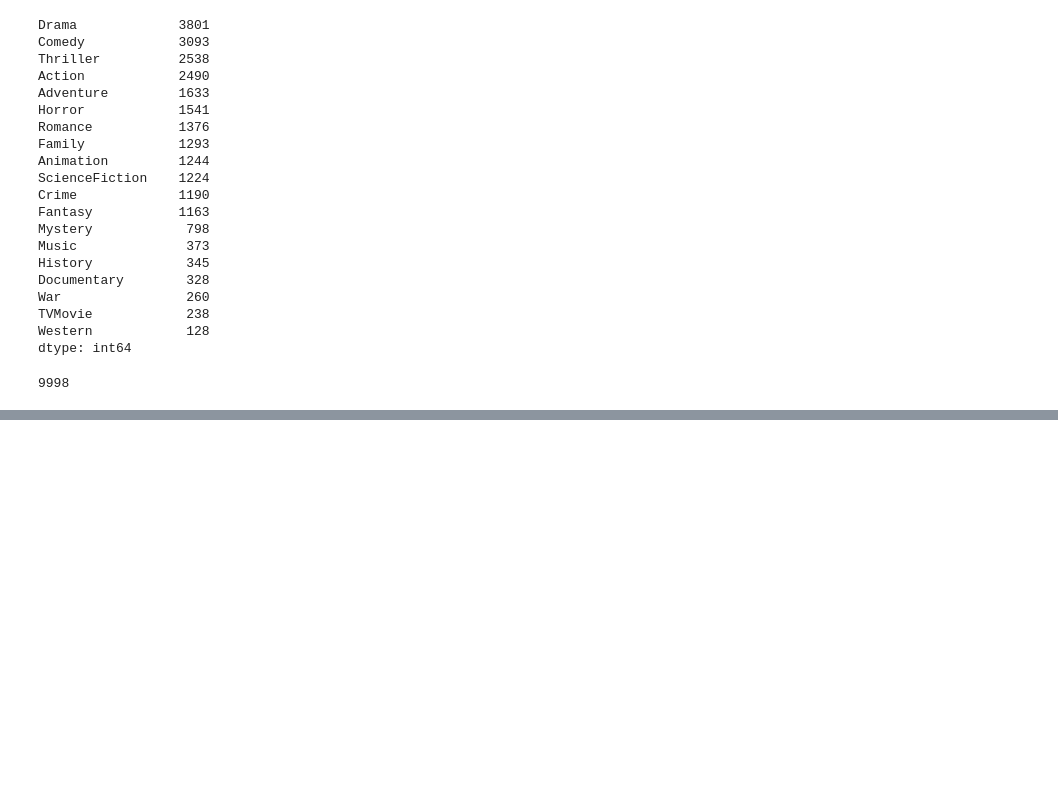
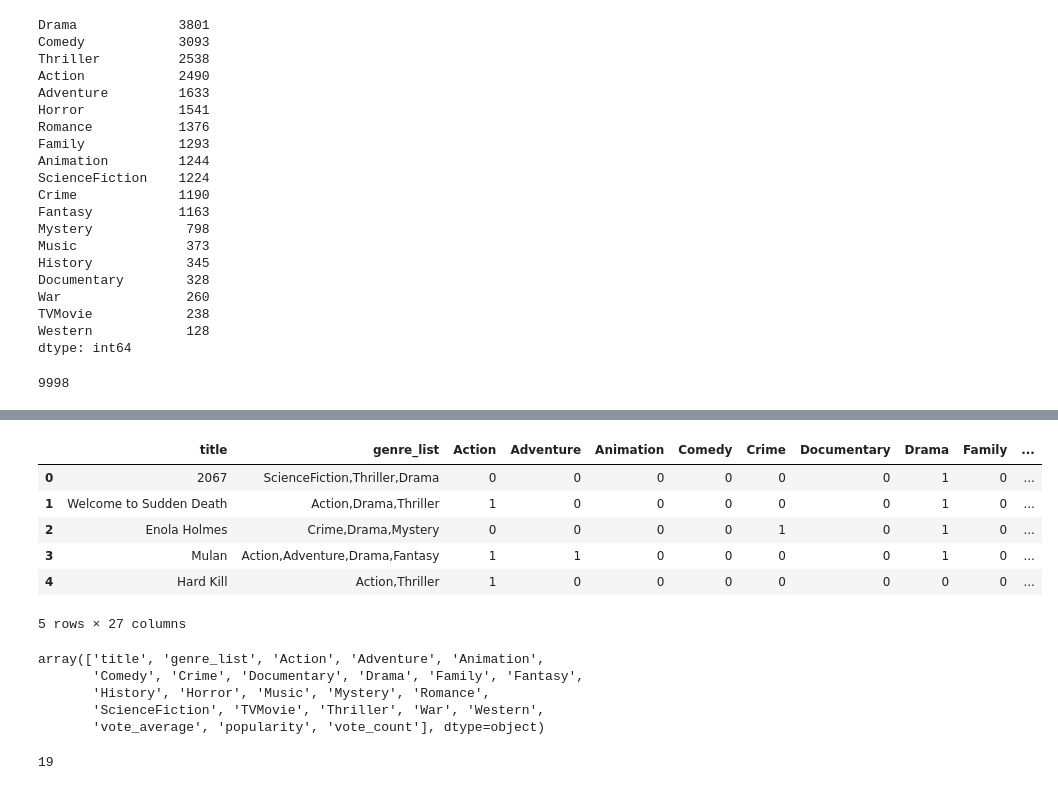
Before and after one commit to alimahzoon/Microsoft-Movie-Analysis, a Jupyter notebook: FirstAnalysisInProgress.ipynb, the cells around one changed output, grey strips where cells are left out. Drawn from its saved outputs; the diff is of its cells as text; code cells hidden in the pictures; blank space fills up the shorter version.

```diff
--- a/FirstAnalysisInProgress.ipynb
+++ b/FirstAnalysisInProgress.ipynb
@@ -215,0 +232,35 @@ new_df
+# %%
+#This columns might be necessary for further analysis
+new_df['vote_average'] = movie_df['vote_average']
+new_df['popularity'] = movie_df['popularity']
+new_df['vote_count'] = movie_df['vote_count']
+new_df['revenue'] = movie_df['revenue']
+new_df['budget'] = movie_df['budget']
+new_df['release_date'] = movie_df['release_date']
+# %%
+#Thank you Stephen for teaching this!
+new_df['profit'] = new_df['revenue'] - new_df['budget']
+# %%
+new_df.head()
+# %% [output]
+|  | title | genre_list | Action | Adventure | Animation | Comedy | Crime | Documentary | Drama | Family | ... |
+| 0 | 2067 | ScienceFiction,Thriller,Drama | 0 | 0 | 0 | 0 | 0 | 0 | 1 | 0 | ... |
+| 1 | Welcome to Sudden Death | Action,Drama,Thriller | 1 | 0 | 0 | 0 | 0 | 0 | 1 | 0 | ... |
+| 2 | Enola Holmes | Crime,Drama,Mystery | 0 | 0 | 0 | 0 | 1 | 0 | 1 | 0 | ... |
+| 3 | Mulan | Action,Adventure,Drama,Fantasy | 1 | 1 | 0 | 0 | 0 | 0 | 1 | 0 | ... |
+| 4 | Hard Kill | Action,Thriller | 1 | 0 | 0 | 0 | 0 | 0 | 0 | 0 | ... |
+5 rows × 27 columns
+# %%
+new_df.columns.values
+# %% [output]
+array(['title', 'genre_list', 'Action', 'Adventure', 'Animation',
+       'Comedy', 'Crime', 'Documentary', 'Drama', 'Family', 'Fantasy',
+       'History', 'Horror', 'Music', 'Mystery', 'Romance',
+       'ScienceFiction', 'TVMovie', 'Thriller', 'War', 'Western',
+       'vote_average', 'popularity', 'vote_count'], dtype=object)
+# %%
+#Creating List of genres might be useful
+iterable = ['Drama','Comedy','Thriller','Action','Adventure','Horror','Romance','Family','Animation','ScienceFiction','Crime','Fantasy','Mystery','Music','History','Documentary','War','TVMovie','Western']
+len(iterable)
+# %% [output]
+19
```
Also changed, not shown: parts of 34 cells of this notebook, 2 other files.
